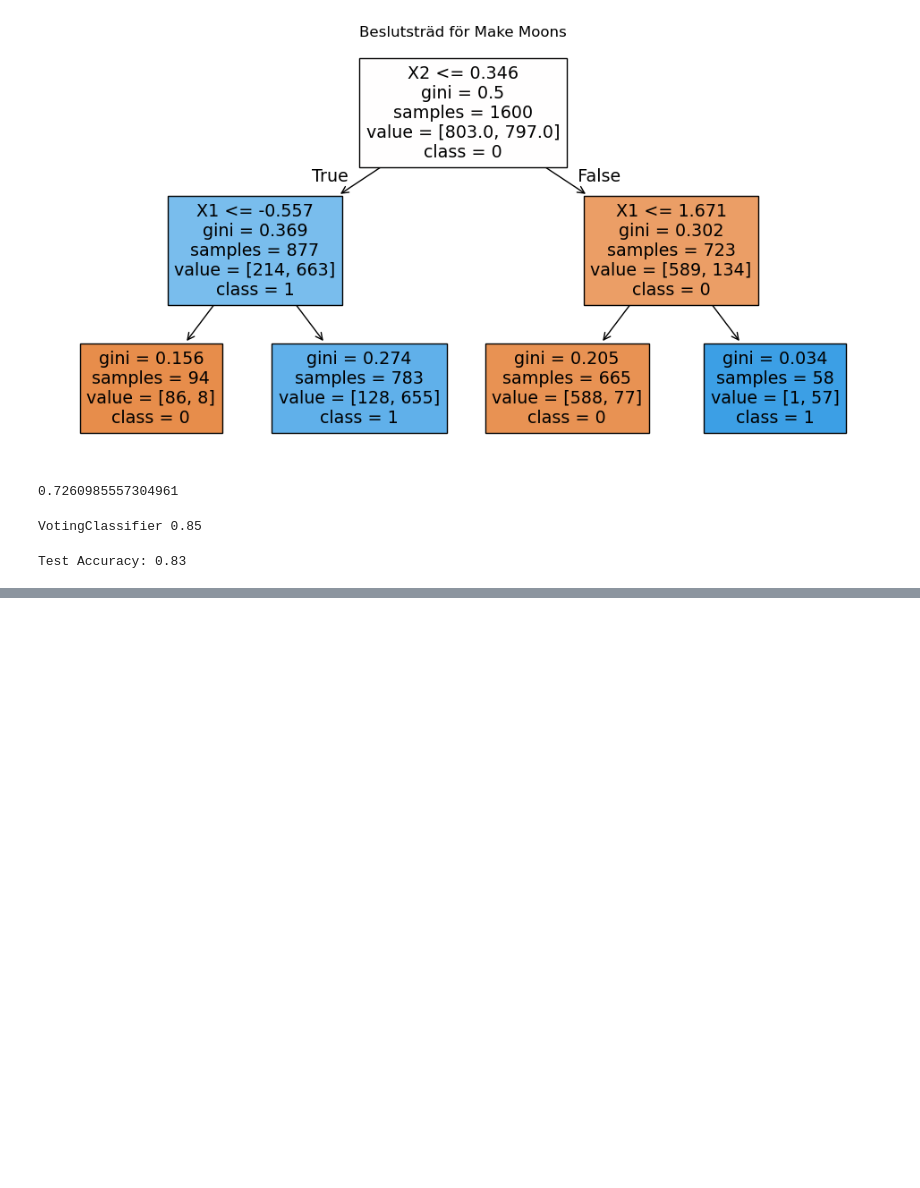
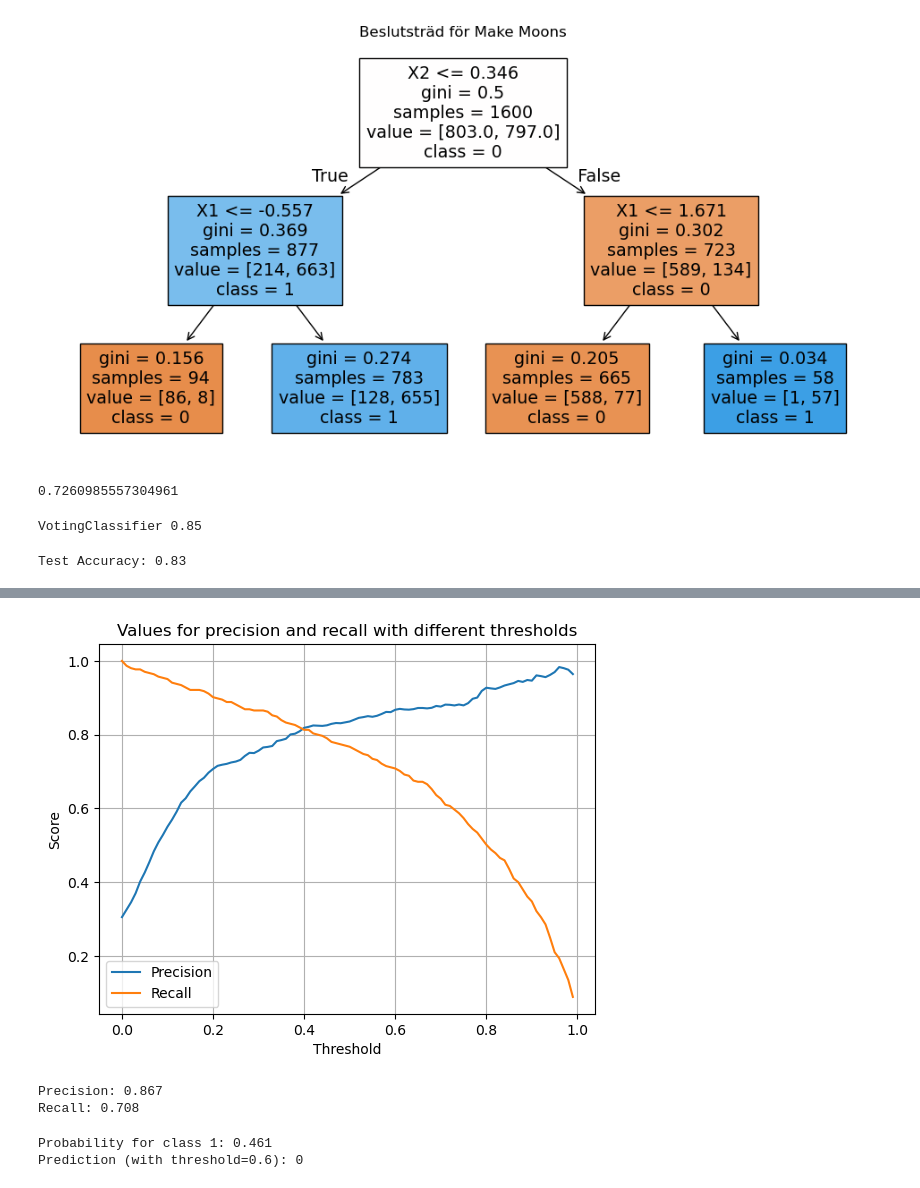
Before and after one commit to ManaInfectedRP/Skola-Python, a Jupyter notebook: Uppgifter.ipynb, the cells around one changed output, grey strips where cells are left out. Saved outputs shown, nothing was run; the diff lists cells and outputs as text; code cells hidden in the pictures; blank space fills up the shorter version.

```diff
--- a/Uppgifter.ipynb
+++ b/Uppgifter.ipynb
@@ -2735,0 +2919,49 @@ ModuleNotFoundError: No module named 'xgboost'
+# %%
+# Sida 213-214
+from sklearn.datasets import make_classification
+from sklearn.linear_model import LogisticRegression
+from sklearn.metrics import precision_score, recall_score
+X, y = make_classification(n_samples=1000, n_features=4, n_classes=2, weights=[0.7, 0.3], random_state=42)
+
+model = LogisticRegression(random_state=42)
+model.fit(X, y)
+y_scores = model.predict_proba(X)[:, 1]
+thresholds = np.linspace(0.0, 0.99, 100)
+precisions = []
+recalls = []
+for t in thresholds:
+    y_pred = (y_scores >= t).astype(int)
+    precisions.append(precision_score(y, y_pred, zero_division=0))
+    recalls.append(recall_score(y, y_pred, zero_division=0))
+
+plt.plot(thresholds, precisions, label='Precision')
+plt.plot(thresholds, recalls, label='Recall')
+plt.xlabel('Threshold')
+plt.ylabel('Score')
+plt.title('Values for precision and recall with different thresholds')
+plt.legend()
+plt.grid(True)
+# %% [output]
+[figure, added]
+# %%
+# Sida 215
+threshold = 0.6
+y_pred_custom = (y_scores >= threshold).astype(int)
+precision = precision_score(y, y_pred_custom)
+recall = recall_score(y, y_pred_custom)
+print(f"Precision: {precision:.3f}")
+print(f"Recall: {recall:.3f}")
+# %% [output]
+Precision: 0.867
+Recall: 0.708
+# %%
+# Sida 216
+new_observation = np.array([[0.5,-1.2, 0.3, 0.5]])
+new_score = model.predict_proba(new_observation)[:, 1][0]
+threshold = 0.6
+new_pred = int(new_score >= threshold)
+print(f"Probability for class 1: {new_score:.3f}")
+print(f"Prediction (with threshold={threshold}): {new_pred}")
+# %% [output]
+Probability for class 1: 0.461
+Prediction (with threshold=0.6): 0
```
Also changed, not shown: parts of 9 cells of this notebook.
